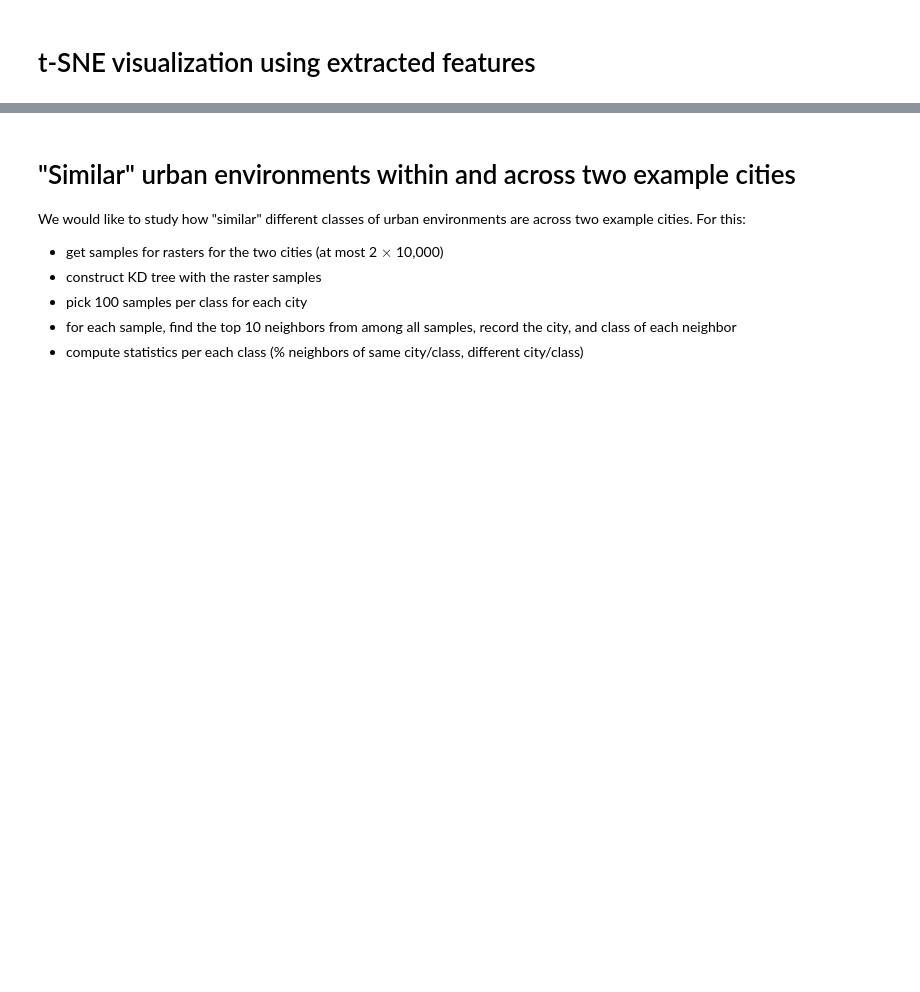
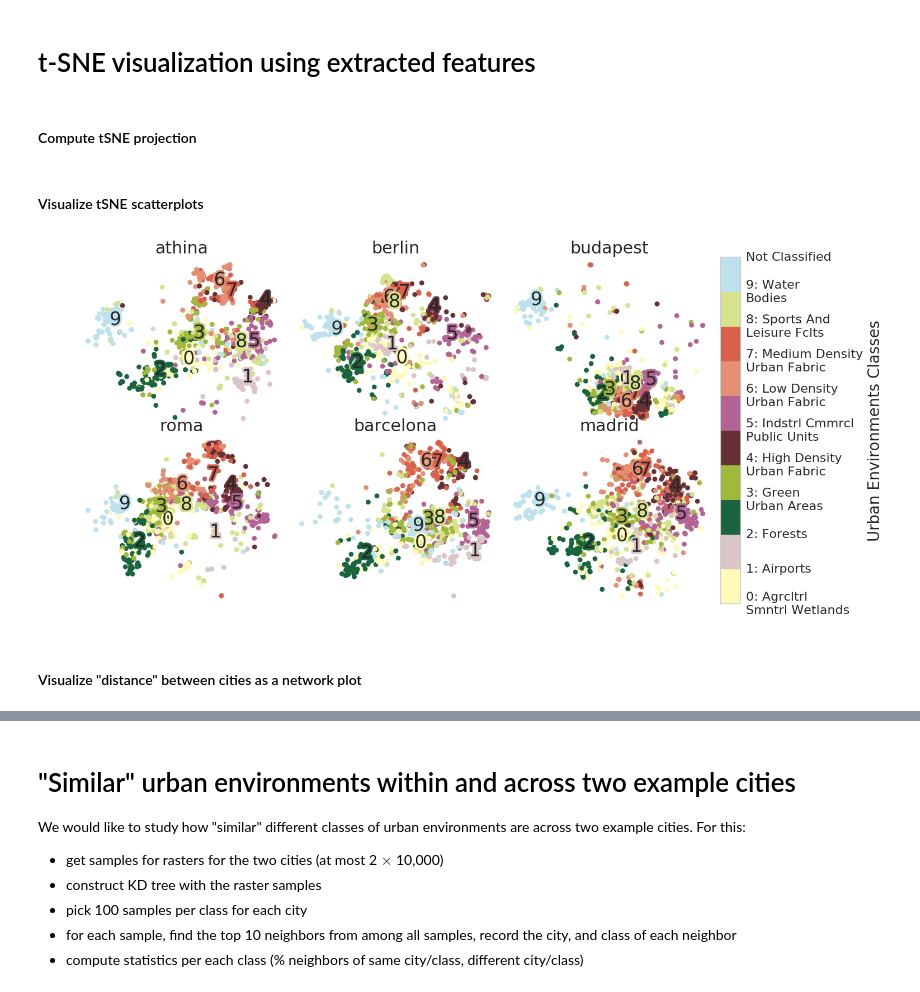
Before and after one commit to adrianalbert/urban-environments, a Jupyter notebook: land-use-classification/Similar images using CNN features.ipynb, the cells around one changed output, grey strips where cells are left out. Cells and saved outputs as stored; diff of their text form; code cells hidden in the pictures; blank space fills up the shorter version.

```diff
--- a/land-use-classification/Similar images using CNN features.ipynb
+++ b/land-use-classification/Similar images using CNN features.ipynb
@@ -170,5 +168,5 @@ def extract_features(model, sources, batch_size=100, layer=None):
     features = np.vstack(features)
     return features
 # %%
-files_df = pd.read_csv("./athina+berlin+bucuresti+tallinn+barcelona+dublin-test.csv")
+files_df = pd.concat([pd.read_csv("./%s-test.csv"%c) for c in cities])
 files_df.shape
@@ -177,3 +181,4 @@ files_df = files_df.groupby("city").apply(lambda df: ku.balanced_df(df, nrows=10
 # %%
 sources = zip(files_df['filename'].values, files_df['class'].values)
-features = extract_features(model, sources, layer="dense_1")
+features = extract_features(model, sources, layer="flatten_1")
+features = np.vstack(features)
@@ -186,4 +191,6 @@ np.savez_compressed("features_batch.npz", features)
 # %%
-with np.load("features_batch.npz") as data:
-    print data.keys()
-    features = data['arr_0']
+np.savez_compressed("features_batch2.npz", features)
+
+# with np.load("features_batch.npz") as data:
+#     print data.keys()
+#     features = data['arr_0']
@@ -192,5 +197,7 @@ features.shape
 # %% [markdown]
 # t-SNE visualization using extracted features
+# %% [markdown]
+#### Compute tSNE projection
 # %%
 # https://github.com/DmitryUlyanov/Multicore-TSNE
 
@@ -198,11 +205,13 @@ from MulticoreTSNE import MulticoreTSNE as TSNE
 
 tsne = TSNE(n_jobs=32, perplexity=20)
 feats_tsne = tsne.fit_transform(features.astype(np.float64))
+# %% [markdown]
+#### Visualize tSNE scatterplots
 # %%
 import seaborn as sns
 import matplotlib.patheffects as PathEffects
 
-def labeled_scatterplot(x, labels, palette=None, ax=None, add_text=True):
+def labeled_scatterplot(x, labels, palette=None, ax=None, add_text=True, alpha=None, figsize=None):
 
     classes = np.unique(labels)
     class_dict = {c:i for i,c in enumerate(classes)}
@@ -211,9 +220,9 @@ def labeled_scatterplot(x, labels, palette=None, ax=None, add_text=True):
 
     # We create a scatter plot.
     if ax is None:
-        f = plt.figure(figsize=(8, 8))
+        f = plt.figure(figsize=figsize)
         ax = plt.subplot(aspect='equal')
-    sc = ax.scatter(x[:,0], x[:,1], lw=0, s=40, c=colors)
+    sc = ax.scatter(x[:,0], x[:,1], lw=0, s=40, c=colors, alpha=alpha)
     plt.xlim(-25, 25)
     plt.ylim(-25, 25)
     ax.axis('off')
@@ -251,31 +260,35 @@ def split_str(s):
 # %%
 # embeddings plot over cities
 
-sns.set_context("notebook", font_scale=1.5, rc={"lines.linewidth": 1})
+sns.set_context("notebook", font_scale=1.8, rc={"lines.linewidth": 1})
 
 plt.figure(figsize=(30,8))
 width_ratios = [10 for _ in range(len(cities)/2)] + [1] + [10 for _ in range(len(cities)/2)] + [1]
 gs = matplotlib.gridspec.GridSpec(2, len(cities)/2+1, width_ratios=width_ratios, wspace=0.025, hspace=0.05)
 ax_cbar = plt.subplot(gs[:,-1])
 
 myticks = range(N_CLASSES) + [10]
 myticklabels = [split_str(c) for c in classes] + ["Not Classified"]
 myticklabels = ["%d: %s"%(i,split_str(c)) for i,c in enumerate(classes)] + ["Not Classified"]
 
 cb3 = matplotlib.colorbar.ColorbarBase(ax_cbar, cmap=cmap,
                                 boundaries=myticks,
                                 ticks=myticks,
                                 orientation="vertical",
                                 ticklocation="right",
                                 spacing='uniform')
 cb3.set_label('Urban Environments Classes')
 cb3.ax.set_yticks(myticks)
-cb3.ax.set_yticklabels(myticklabels, fontsize=12)
+cb3.ax.set_yticklabels(myticklabels, fontsize=16)
 
 for n,c in enumerate(cities):
     i = n / 3; j = n % 3
     ax = plt.subplot(gs[i,j])
     idx = files_df['city']==c
     labels = files_df[idx]['class'].apply(lambda x: class2label[x])
     ax = labeled_scatterplot(feats_tsne[idx,:], labels, ax=ax, palette=label_colors)
     ax.set_title(c)
+# %% [output]
+[figure, added]
+# %% [markdown]
+#### Visualize "distance" between cities as a network plot
```
Also changed, not shown: parts of 55 cells of this notebook, 7 other files.
